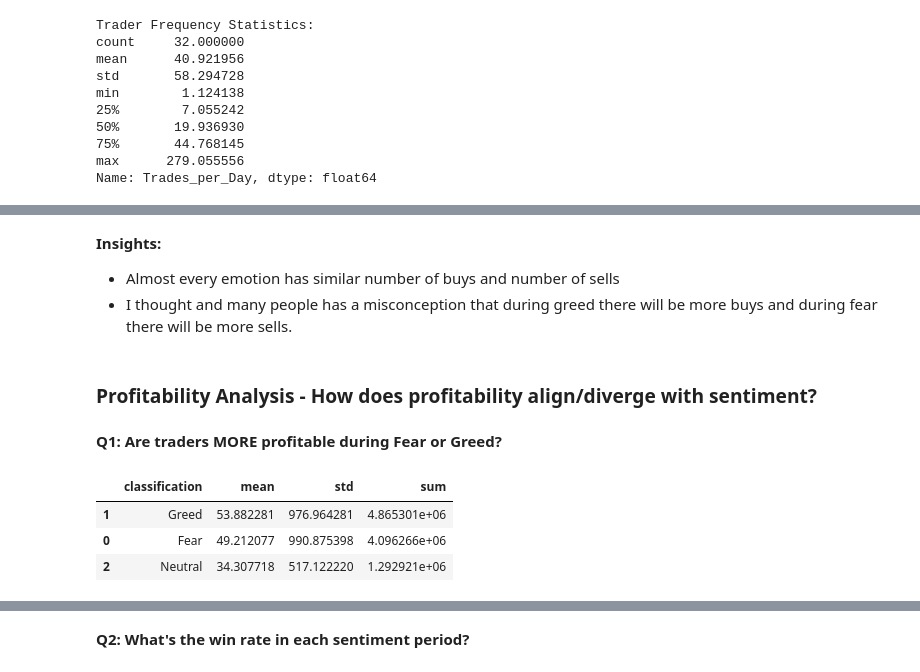
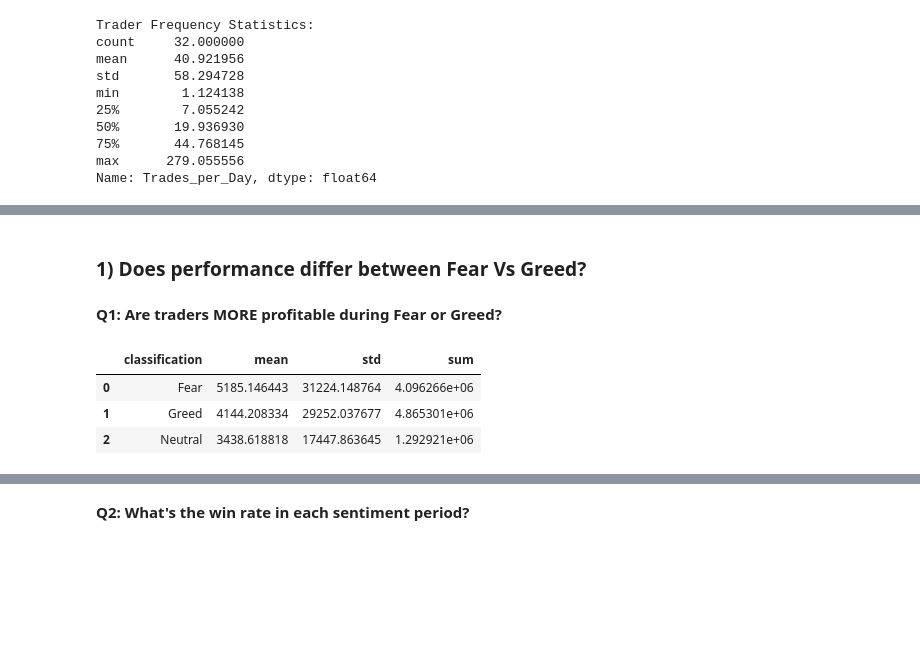
Before and after one commit to naanibabu/Trader_Behaviour_Analysis, a Jupyter notebook: project.ipynb, the cells around one changed output, grey strips where cells are left out. Saved outputs shown, nothing was run; the diff lists cells and outputs as text; code cells hidden in the pictures; blank space fills up the shorter version.

```diff
--- a/project.ipynb
+++ b/project.ipynb
@@ -377,5 +387,5 @@ df.head()
 # %% [markdown]
 #### **Drop Columns**
 # %%
-df.drop(['timestamp', 'Trade ID', 'Order ID', 'Transaction Hash'], axis = 1, inplace=True)
+df.drop(['timestamp', 'Order ID', 'Transaction Hash'], axis = 1, inplace=True)
 # %%
@@ -391,0 +422,5 @@ df.head()
+# %%
+##Create a proxy account name to identify easily
+unique_accounts = df['Account'].unique()
+account_map = {acc: f'P{i}' for i, acc in enumerate(unique_accounts)}
+df['proxy_name'] = df['Account'].map(account_map)
@@ -391,0 +439,3 @@ df.head()
+# %%
+##Calculate leverage column
+df['leverage'] = round(df['Closed PnL']/df['Size USD'], 2)
@@ -391,0 +457,9 @@ df.head()
+# %%
+## aggregate PnL by Account and date
+daily_metrics = df.groupby(['proxy_name', 'date','classification']).agg(
+    trade_size = ('Size USD', 'sum'),
+    PnL = ('Closed PnL', 'sum'),
+    win_rate = ('is_win', 'mean'),
+    trades = ('Trade ID', 'count'),
+    ROI = ('leverage', 'mean')
+).reset_index()
@@ -878,24 +827,20 @@ plt.show()
-# %% [markdown]
-**Insights:**
-- Almost every emotion has similar number of buys and number of sells
-- I thought and many people has a misconception that during greed there will be more buys and during fear there will be more sells.
 # %% [markdown]
-### **Profitability Analysis - How does profitability align/diverge with sentiment?**
+### **1) Does performance differ between Fear Vs Greed?**
 # %% [markdown]
 **Q1: Are traders MORE profitable during Fear or Greed?**
 # %%
 sentiment_pnl = (
-    df.groupby('classification')['Closed PnL']
-      .agg(['mean', 'std', 'sum'])
+    daily_metrics.groupby('classification')['PnL']
+      .agg(['mean','std', 'sum'])
       .reset_index()
       .sort_values(by='mean', ascending=False)
 )
 sentiment_pnl
 # %% [output]
 |  | classification | mean | std | sum |
-| 1 | Greed | 53.882281 | 976.964281 | 4.865301e+06 |
-| 0 | Fear | 49.212077 | 990.875398 | 4.096266e+06 |
-| 2 | Neutral | 34.307718 | 517.122220 | 1.292921e+06 |
+| 0 | Fear | 5185.146443 | 31224.148764 | 4.096266e+06 |
+| 1 | Greed | 4144.208334 | 29252.037677 | 4.865301e+06 |
+| 2 | Neutral | 3438.618818 | 17447.863645 | 1.292921e+06 |
 # %%
 # Set seaborn theme
 sns.set_theme(style="dark", context="talk")
```
Also changed, not shown: parts of 100 cells of this notebook, 14 other files.
